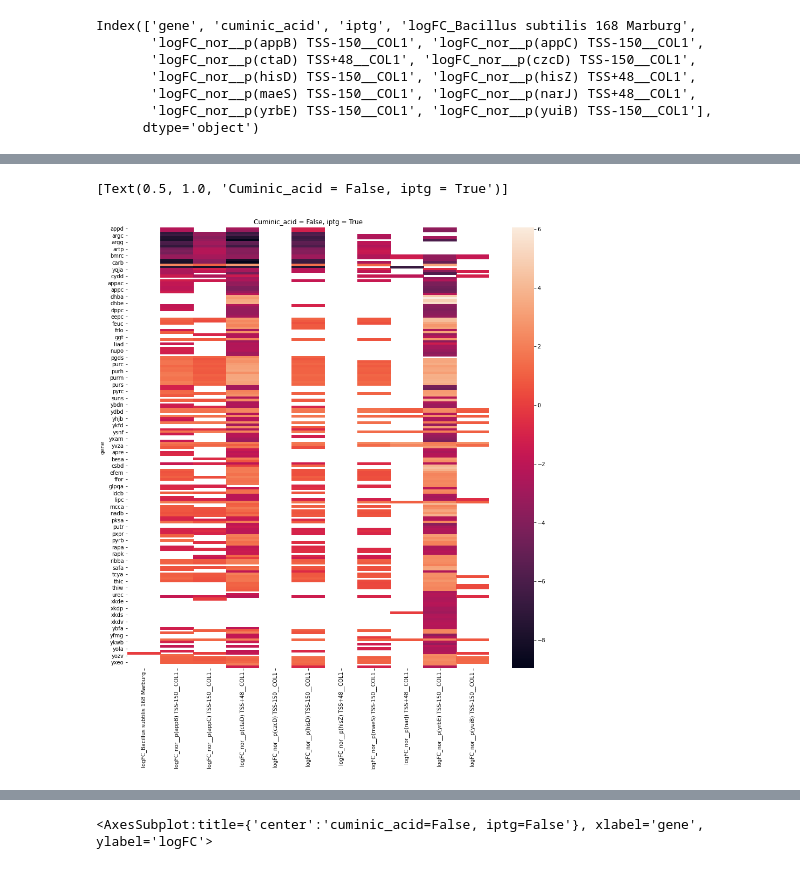
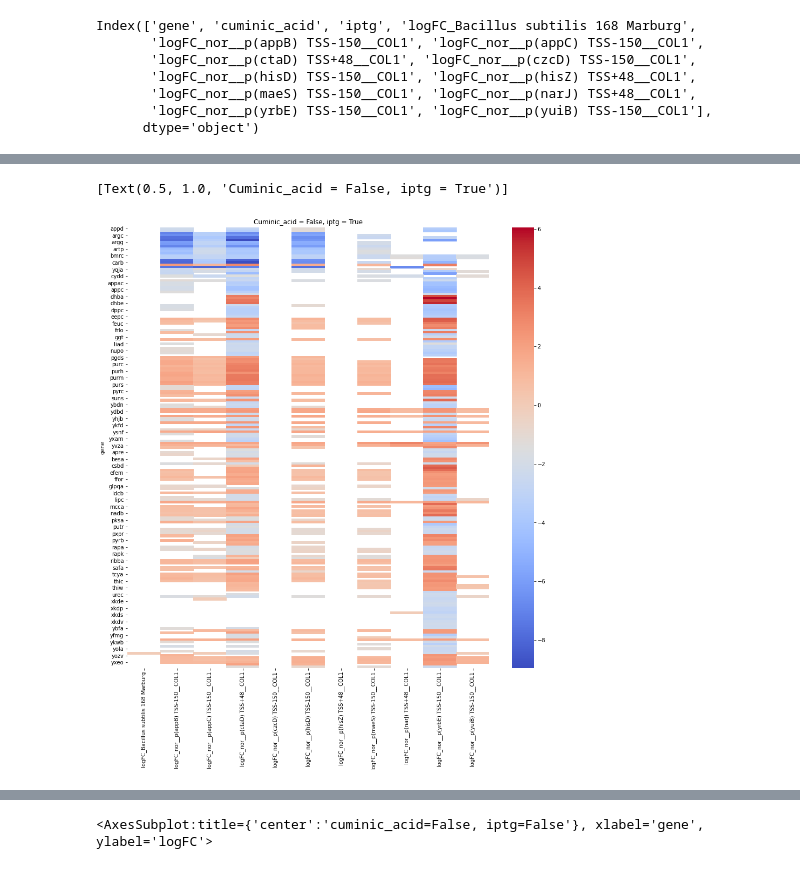
Before and after one commit to SD2E/omics_tools, a Jupyter notebook: notebooks/Endogenous_Promoter.ipynb, the cells around one changed output, grey strips where cells are left out. Cells and saved outputs as stored; diff of their text form; code cells hidden in the pictures.

```diff
--- a/notebooks/Endogenous_Promoter.ipynb
+++ b/notebooks/Endogenous_Promoter.ipynb
@@ -152,10 +152,10 @@ sns.heatmap(df3).set(title="Cuminic_acid = True, iptg = False")
 # %%
 df3=df2b.set_index('gene')
 plt.figure(figsize=(15,15))
-sns.heatmap(df3).set(title="Cuminic_acid = False, iptg = True")
+sns.heatmap(df3, cmap="coolwarm").set(title="Cuminic_acid = False, iptg = True")
 # %% [output]
 [Text(0.5, 1.0, 'Cuminic_acid = False, iptg = True')]
-[figure, old version]
+[figure, new version]
 # %%
 df3=df2c.set_index('gene')
 plt.figure(figsize=(15,15))
```
Also changed, not shown: parts of 2 cells of this notebook.
